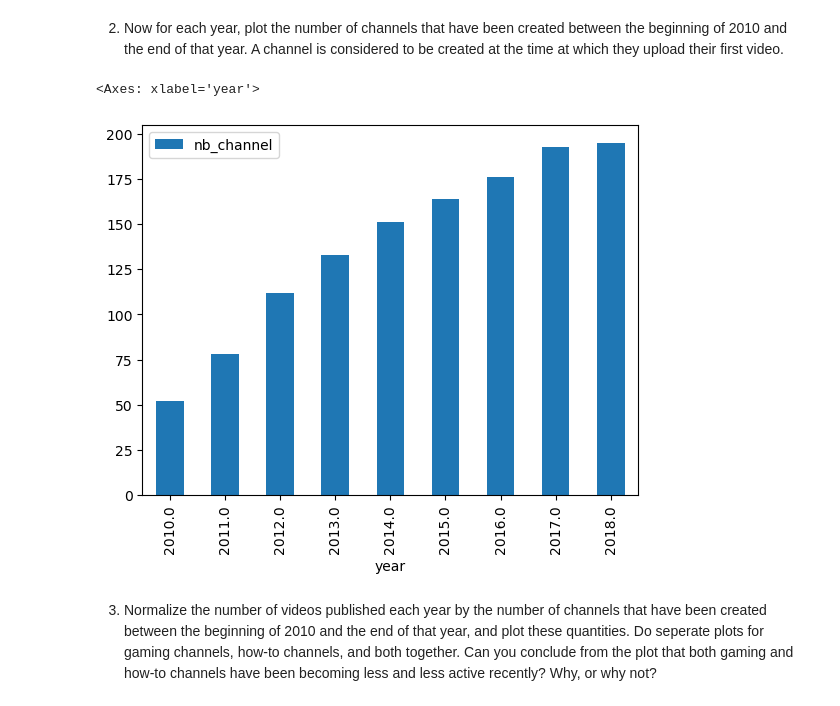
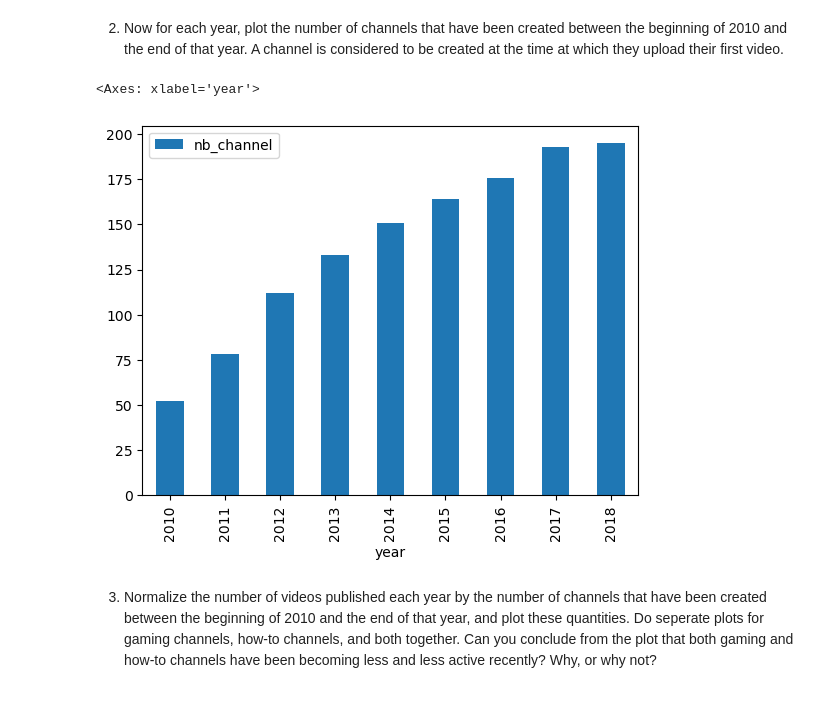
Before and after one commit to Palmisano-Enzo/2023, a Jupyter notebook: Old_exam/2019/exam.ipynb, the cells around one changed output. Drawn from its saved outputs; the diff is of its cells as text; code cells hidden in the pictures.

```diff
--- a/Old_exam/2019/exam.ipynb
+++ b/Old_exam/2019/exam.ipynb
@@ -59,17 +59,19 @@ Text(0, 0.5, 'Number of videos')
 # %%
 #for each channel in df check df.channel.year.min
 
 channels = youtube.groupby(by='channel')['upload_year'].min()
 
-year_channel = pd.DataFrame(np.linspace(2010, 2018, 9), columns=['year'])
+year_channel = pd.DataFrame(np.linspace(2010, 2018, 9), columns=['year']).astype('int')
 year_channel['nb_channel'] = 0
 
 for channel in channels:
     year_channel.loc[year_channel['year'] >= channel, 'nb_channel'] = year_channel.loc[year_channel['year'] >= channel, 'nb_channel']+1
 
+year_channel.index = year_channel['year']
+
 year_channel.plot(x='year', y='nb_channel', kind='bar')
 # %% [output]
 <Axes: xlabel='year'>
-[figure, old version]
+[figure, new version]
 # %% [markdown]
 3. Normalize the number of videos published each year by the number of channels that have been created between the beginning of 2010 and the end of that year, and plot these quantities. Do seperate plots for gaming channels, how-to channels, and both together. Can you conclude from the plot that both gaming and how-to channels have been becoming less and less active recently? Why, or why not?
```
Also changed, not shown: parts of 25 cells of this notebook, 15 other files.
